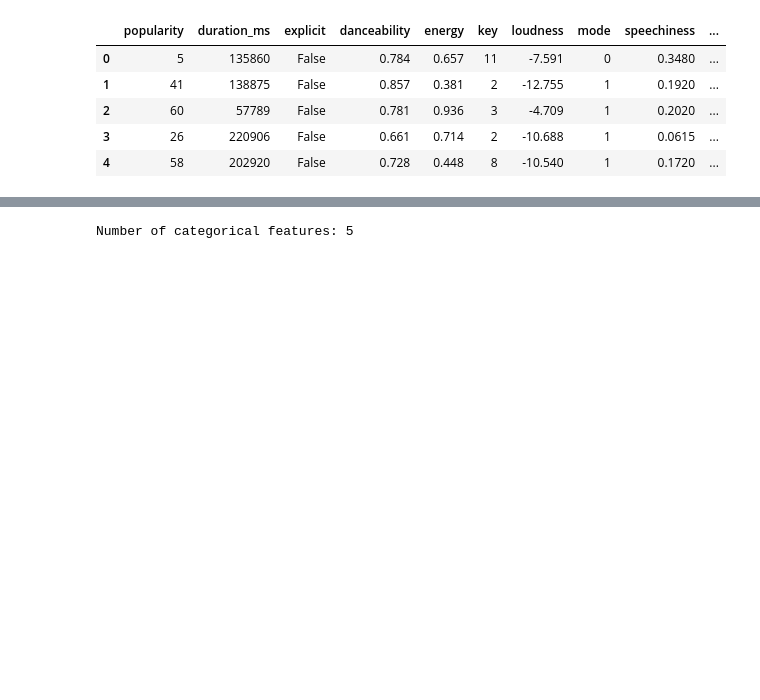
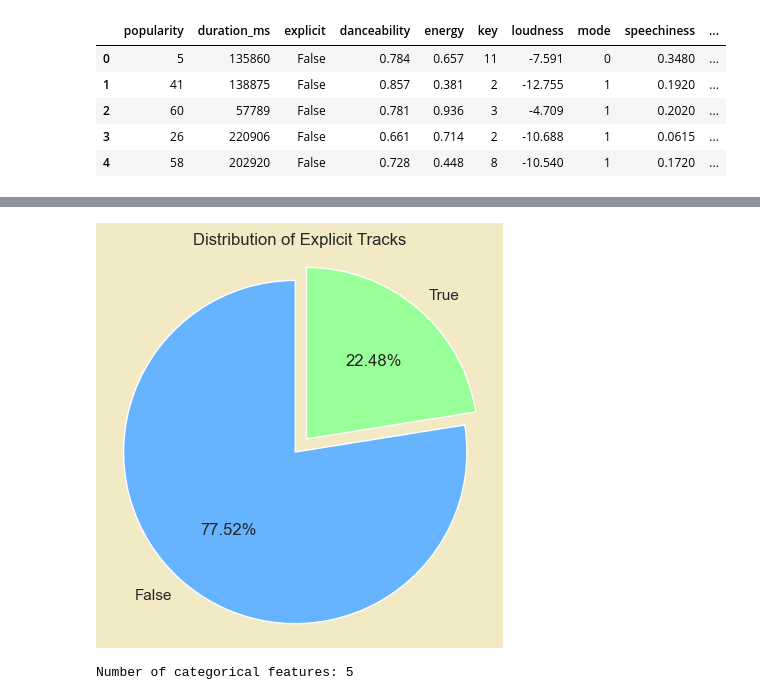
Before and after one commit to MinhHaNguyen99/Topics-in-BA, a Jupyter notebook: new.ipynb, the cells around one changed output, grey strips where cells are left out. Cells and saved outputs as stored; diff of their text form; code cells hidden in the pictures; blank space fills up the shorter version.

```diff
--- a/new.ipynb
+++ b/new.ipynb
@@ -47,3 +74,19 @@ data[feature_numerical].head()
+# %%
+# data distribution of explicit
+unique_values, value_counts = np.unique(filtered_data[feature_numerical]['explicit'], return_counts=True)
+
+fig, ax = plt.subplots(figsize=(5, 5))
+
+# Explode the slice with explicit tracks for emphasis
+explode = [0, 0.1]  # Only "yes" (true) will be slightly exploded
+colors = ['#66b3ff','#99ff99']
+
+ax.pie(value_counts, labels=unique_values, autopct='%1.2f%%', startangle=90, colors=colors, explode=explode)
+ax.axis('equal')
+ax.set_title('Distribution of Explicit Tracks')
+plt.show()
+# %% [output]
+[figure, added]
 # %%
 feature_categorical=[feature for feature in data.columns if data[feature].dtypes=='O']
 print('Number of categorical features:', len(feature_categorical))
```
Also changed, not shown: parts of 13 cells of this notebook.
